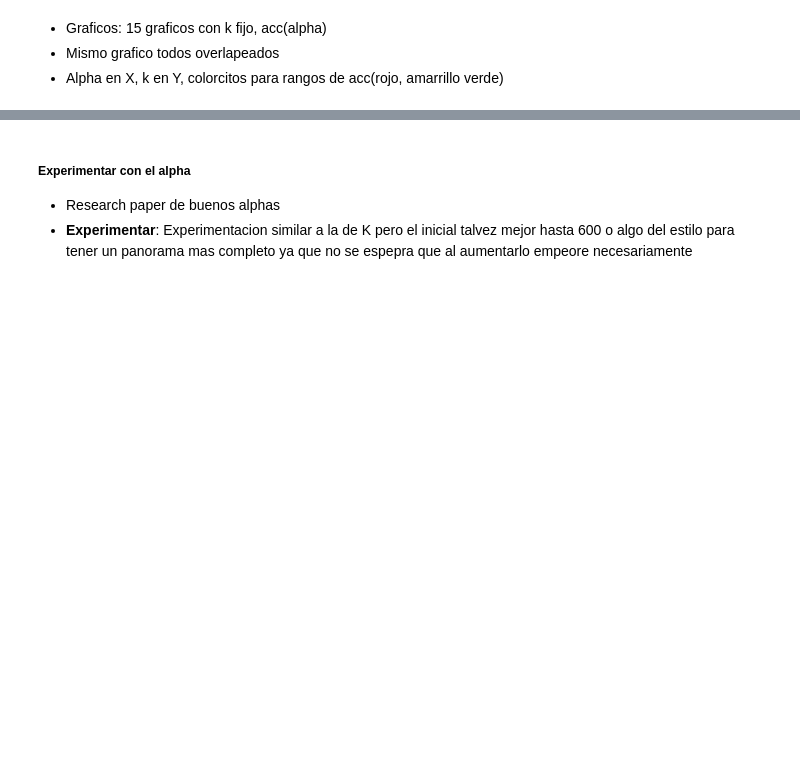
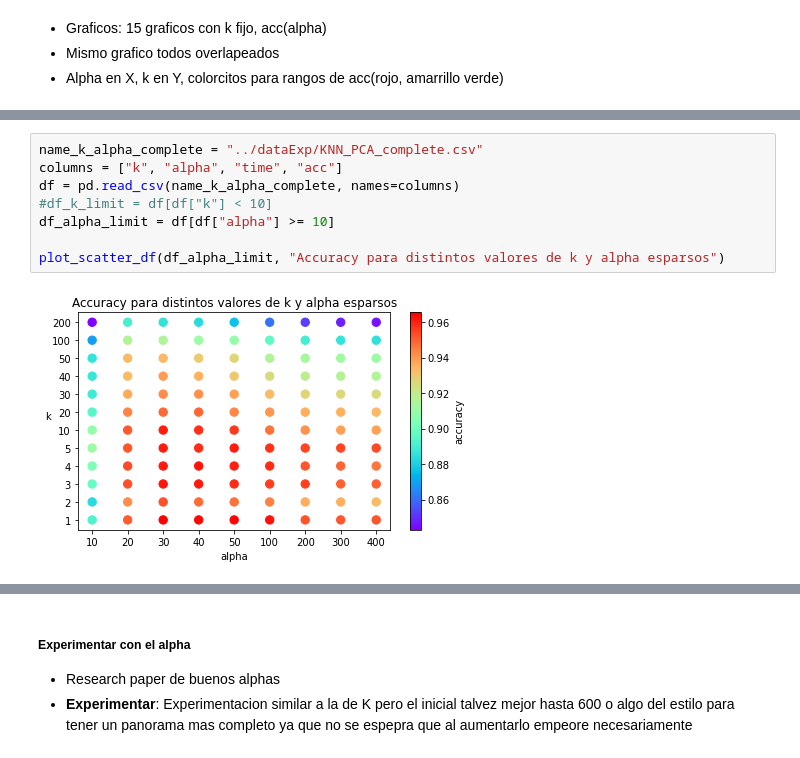
Before and after one commit to ddrenteria/MNtp2, a Jupyter notebook: metnum-tp2-1C2021/tp2-alu/tp2/notebooks/main.ipynb, the cells around one changed output, grey strips where cells are left out. Cells and saved outputs as stored; diff of their text form; blank space fills up the shorter version.

```diff
--- a/metnum-tp2-1C2021/tp2-alu/tp2/notebooks/main.ipynb
+++ b/metnum-tp2-1C2021/tp2-alu/tp2/notebooks/main.ipynb
@@ -441,0 +508,10 @@ plot_scatter(name_k_alpha_complete, "Accuracy para distintos valores de k y alph
+# %%
+name_k_alpha_complete = "../dataExp/KNN_PCA_complete.csv"
+columns = ["k", "alpha", "time", "acc"]
+df = pd.read_csv(name_k_alpha_complete, names=columns)
+#df_k_limit = df[df["k"] < 10]
+df_alpha_limit = df[df["alpha"] >= 10]
+
+plot_scatter_df(df_alpha_limit, "Accuracy para distintos valores de k y alpha esparsos")
+# %% [output]
+[figure, added]
```
Also changed, not shown: parts of 27 cells of this notebook, 6 other files.
